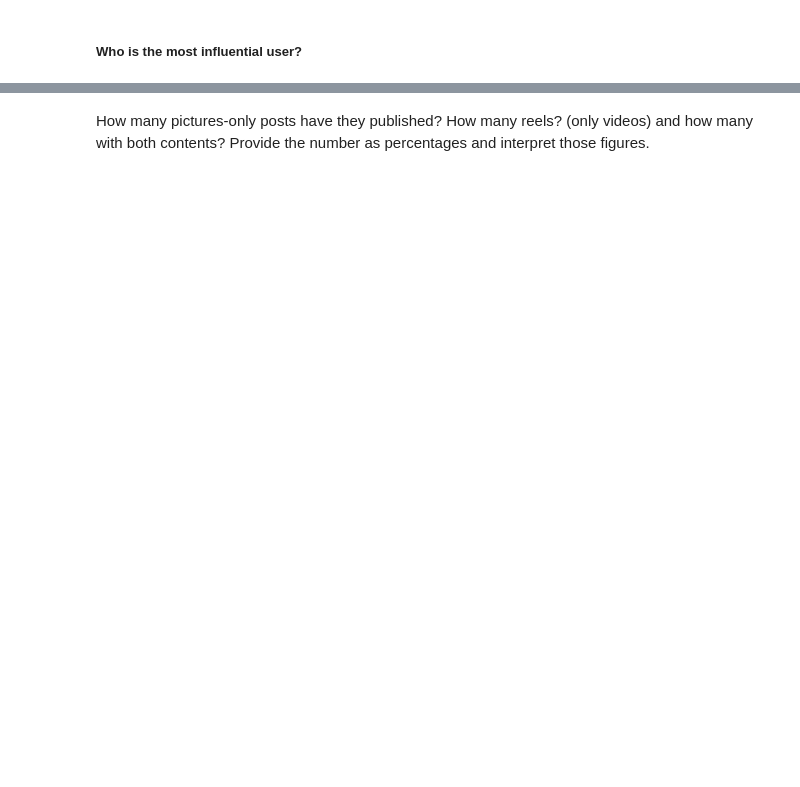
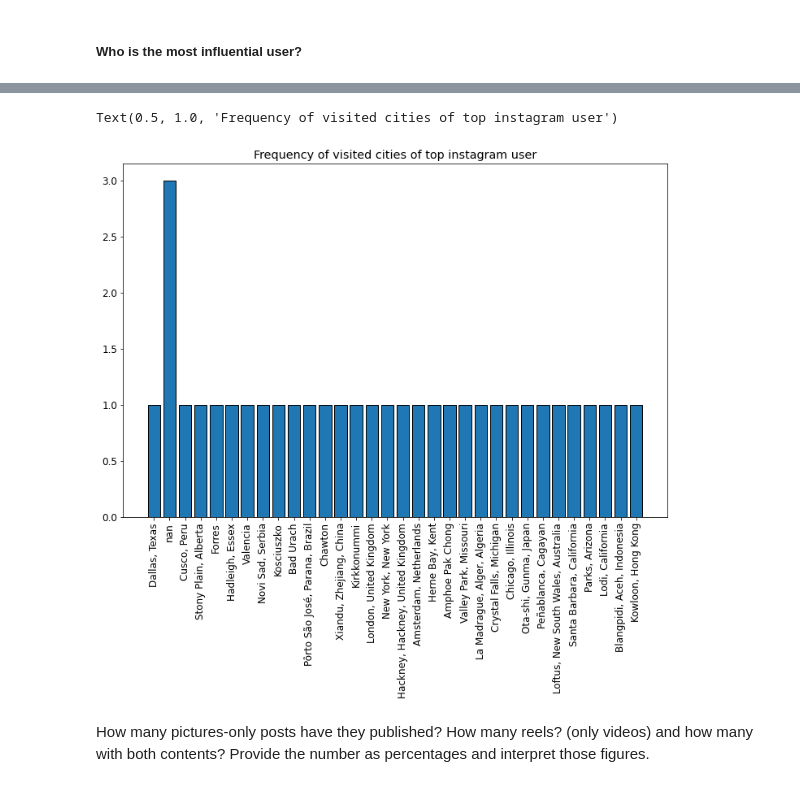
Before and after one commit to donEnno/ADM-HW2-GROUP1, a Jupyter notebook: amd_homework_2.ipynb, the cells around one changed output, grey strips where cells are left out. Drawn from its saved outputs; the diff is of its cells as text; code cells hidden in the pictures; blank space fills up the shorter version.

```diff
--- a/amd_homework_2.ipynb
+++ b/amd_homework_2.ipynb
@@ -115,4 +163,6 @@ plt.show()
 # %% [markdown]
 ##### Who is the most influential user?
 # %%
-top_10_profiles.iloc[:2]
+top_name = top_10_profiles.iloc[0]['profile_name']
+top_id = top_10_profiles.iloc[0]['profile_id']
+top_sid = top_10_profiles.iloc[0]['sid']
@@ -127,3 +185,6 @@ Not taking Instagrams own account into account, it is [Victoria's Secrtet](https
 # %%
-name = 'victoriassecret'
-# Need posts df here
+loc_columns = ['profile_id', 'location_id', 'sid_profile']
+path = '~/Downloads/instagram_posts.zip'
+post_loc_df = pd.read_csv(path, delimiter='\t', usecols=loc_columns)
+# %%
+top_post_df = post_loc_df[post_loc_df["profile_id"] == top_id]
@@ -129,0 +201,2 @@ name = 'victoriassecret'
+# %%
+locs = top_post_df["location_id"]
@@ -130,2 +224,23 @@ name = 'victoriassecret'
+# %%
+city_dic = {}
+for post_loc in locs.dropna():
+    try:
+        current_city = loc_df[loc_df.id == post_loc]["city"].iloc[0]
+    except:
+        current_city = 'weird'
+    if current_city in city_dic.keys():
+        city_dic[current_city] += 1
+    else:
+        city_dic[current_city] = 1
+
+labels = list(map(str, city_dic.keys()))
+values =  city_dic.values()
+
+plt.bar(height=values, x=range(len(labels)), tick_label=labels, edgecolor='black')
+plt.xticks(rotation=90)
+plt.title("Frequency of visited cities of top instagram user")
+# %% [output]
+Text(0.5, 1.0, 'Frequency of visited cities of top instagram user')
+[figure, added]
 # %% [markdown]
 How many pictures-only posts have they published? How many reels? (only videos) and how many with both contents? Provide the number as percentages and interpret those figures.
```
Also changed, not shown: parts of 27 cells of this notebook.
